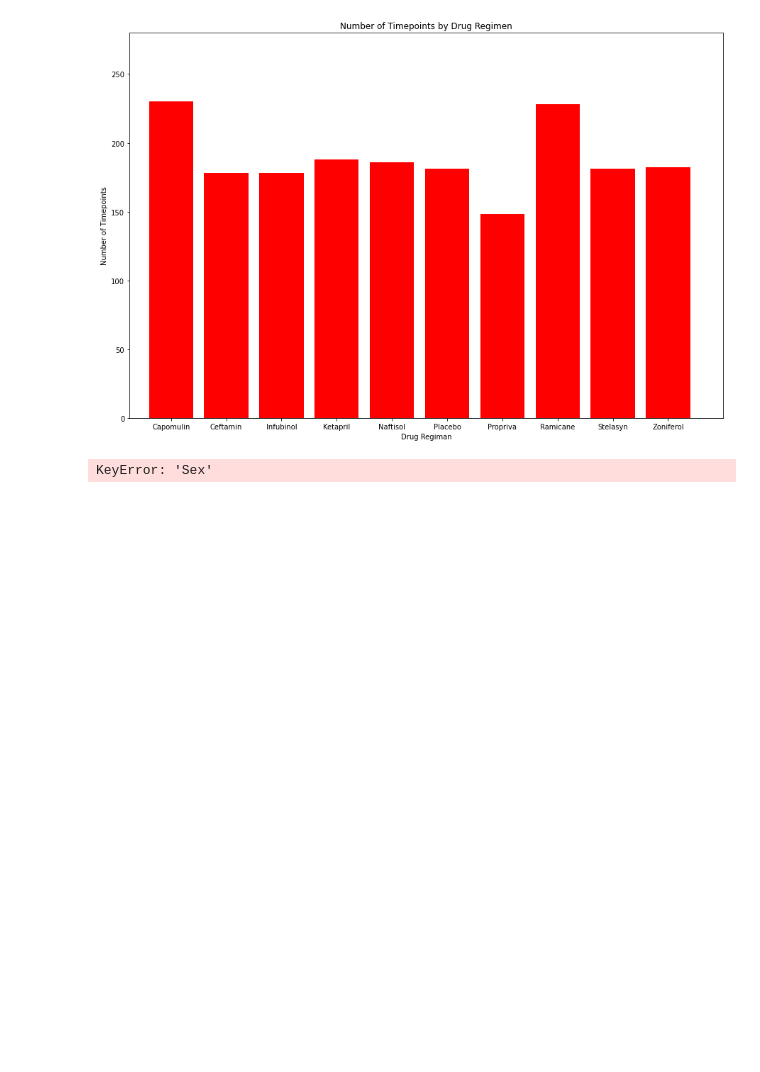
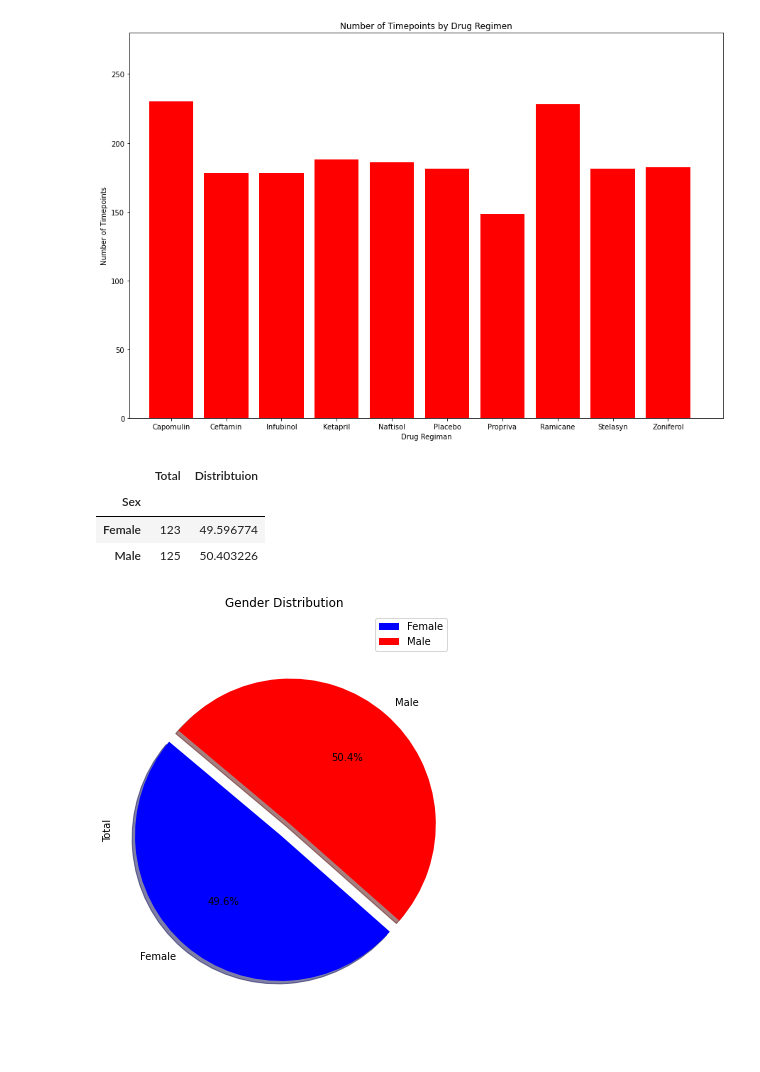
Before and after one commit to bdub99/Mice-Drug-Regiman-Analysis, a Jupyter notebook: PyMice/mice.ipynb, the cells around one changed output. Cells and saved outputs as stored; diff of their text form; code cells hidden in the pictures; blank space fills up the shorter version.

```diff
--- a/PyMice/mice.ipynb
+++ b/PyMice/mice.ipynb
@@ -145,24 +156,3 @@ plt.ylabel("Number of Timepoints")
 plt.show()
 # %% [output]
 [figure]
-# %%
-# Generate a pie plot showing the distribution of female versus male mice using Pandas
-from lib2to3.pgen2.token import EQUAL
-
-
-fvm = duplicate_mice_clean.groupby("Sex")
-female_vs_male = fvm["Sex"].count()
-female_vs_male
-
-Gender = ["Sex"]
-min_amount = 500
-one_gender = female_vs_male.loc[Gender]
-one_gender = one_gender.loc[one_gender["Sex"]>min_amount,:]
-
-pandas_pie = one_gender.plot(kind="pie", y="Sex", Title=("Distribution of" + Gender + str(min_amount)))
-pandas_pie.set_ylabel("Gender")
-
-plt.axis("equal")
-plt.show()
-# %% [output]
-KeyError: 'Sex'
@@ -170,0 +159,26 @@ KeyError: 'Sex'
+# %%
+# Generate a pie plot showing the distribution of female versus male mice using Pandas
+fvm = duplicate_mice_clean.groupby(["Sex", "Mouse ID"])
+fvm
+female_vs_male = pd.DataFrame(fvm.size())
+
+gender = pd.DataFrame(female_vs_male.groupby(["Sex"]).count())
+gender.columns = ["Total"]
+
+gender_distribution = (100*(gender["Total"]/gender["Total"].sum()))
+gender["Distribtuion"] = gender_distribution
+gender
+# %% [output]
+|  | Total | Distribtuion |
+| Sex |  |  |
+| Female | 123 | 49.596774 |
+| Male | 125 | 50.403226 |
+# %%
+colors = ["blue", "red"]
+explode = (0.1, 0)
+plot = gender.plot(kind="pie", y="Total", title= "Gender Distribution", figsize=(6,8), colors= colors, explode= explode, shadow= True, autopct="%1.1f%%", startangle=140)
+
+plt.axis("equal")
+plt.show()
+# %% [output]
+[figure, added]
```
Also changed, not shown: parts of 14 cells of this notebook.
